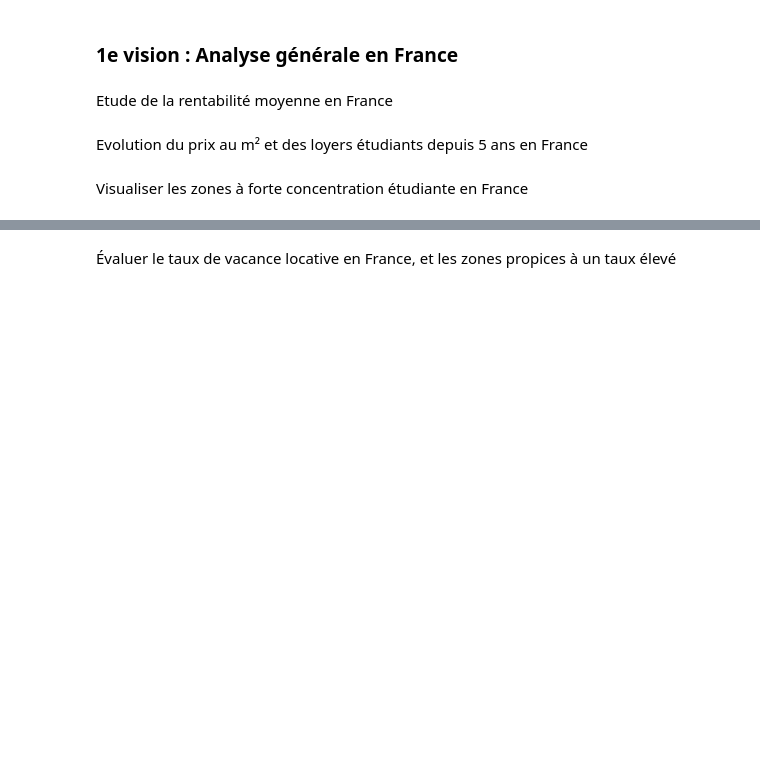
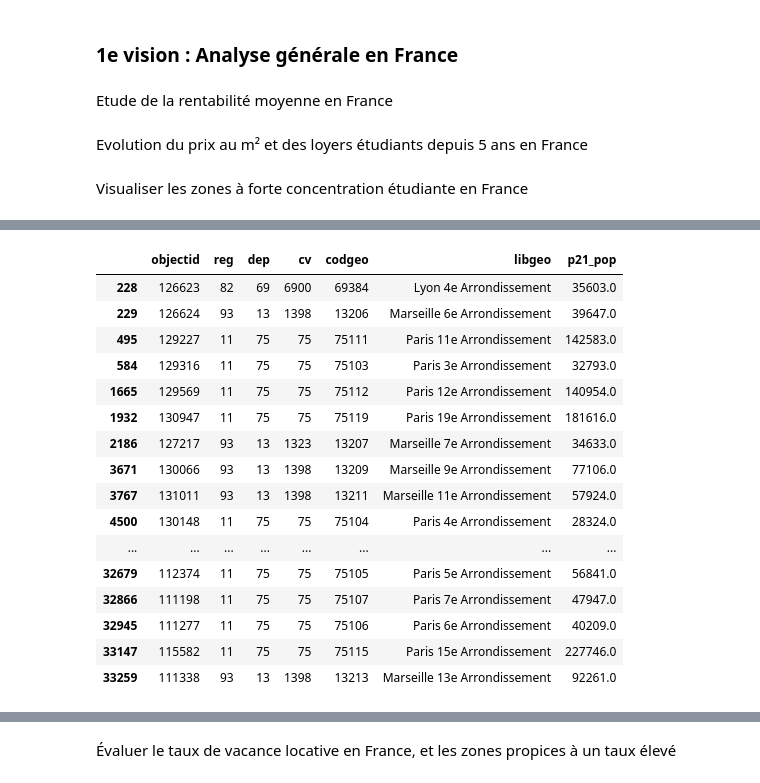
Before and after one commit to adam2504/Analyse_Donnees_Foncieres, a Jupyter notebook: notebook_adam.ipynb, the cells around one changed output, grey strips where cells are left out. Drawn from its saved outputs; the diff is of its cells as text; code cells hidden in the pictures; blank space fills up the shorter version.

```diff
--- a/notebook_adam.ipynb
+++ b/notebook_adam.ipynb
@@ -95,0 +74,4 @@ Dans un premier temps nous nous interesserons uniquement au groupe des 20-24 ans
+# %%
+df_populations_communales = pd.read_excel("POPULATION_MUNICIPALE_COMMUNES_FRANCE.xlsx")
+
+df_populations_communales.head()
@@ -95,0 +85,25 @@ Dans un premier temps nous nous interesserons uniquement au groupe des 20-24 ans
+# %%
+df_populations_communales.drop(['p13_pop', 'p14_pop', 'p15_pop', 'p16_pop', 'p17_pop', 'p18_pop', 'p19_pop', 'p20_pop'], axis=1, inplace=True)
+
+# Garde les lignes où la colonne 'dep' contient le mot "Arrondissement"
+df_filtered = df_populations_communales[df_populations_communales['libgeo'].str.contains("Arrondissement")]
+
+df_filtered
+# %% [output]
+|  | objectid | reg | dep | cv | codgeo | libgeo | p21_pop |
+| 228 | 126623 | 82 | 69 | 6900 | 69384 | Lyon 4e Arrondissement | 35603.0 |
+| 229 | 126624 | 93 | 13 | 1398 | 13206 | Marseille 6e Arrondissement | 39647.0 |
+| 495 | 129227 | 11 | 75 | 75 | 75111 | Paris 11e Arrondissement | 142583.0 |
+| 584 | 129316 | 11 | 75 | 75 | 75103 | Paris 3e Arrondissement | 32793.0 |
+| 1665 | 129569 | 11 | 75 | 75 | 75112 | Paris 12e Arrondissement | 140954.0 |
+| 1932 | 130947 | 11 | 75 | 75 | 75119 | Paris 19e Arrondissement | 181616.0 |
+| 2186 | 127217 | 93 | 13 | 1323 | 13207 | Marseille 7e Arrondissement | 34633.0 |
+| 3671 | 130066 | 93 | 13 | 1398 | 13209 | Marseille 9e Arrondissement | 77106.0 |
+| 3767 | 131011 | 93 | 13 | 1398 | 13211 | Marseille 11e Arrondissement | 57924.0 |
+| 4500 | 130148 | 11 | 75 | 75 | 75104 | Paris 4e Arrondissement | 28324.0 |
+| ... | ... | ... | ... | ... | ... | ... | ... |
+| 32679 | 112374 | 11 | 75 | 75 | 75105 | Paris 5e Arrondissement | 56841.0 |
+| 32866 | 111198 | 11 | 75 | 75 | 75107 | Paris 7e Arrondissement | 47947.0 |
+| 32945 | 111277 | 11 | 75 | 75 | 75106 | Paris 6e Arrondissement | 40209.0 |
+| 33147 | 115582 | 11 | 75 | 75 | 75115 | Paris 15e Arrondissement | 227746.0 |
+| 33259 | 111338 | 93 | 13 | 1398 | 13213 | Marseille 13e Arrondissement | 92261.0 |
```
Also changed, not shown: parts of 7 cells of this notebook.
